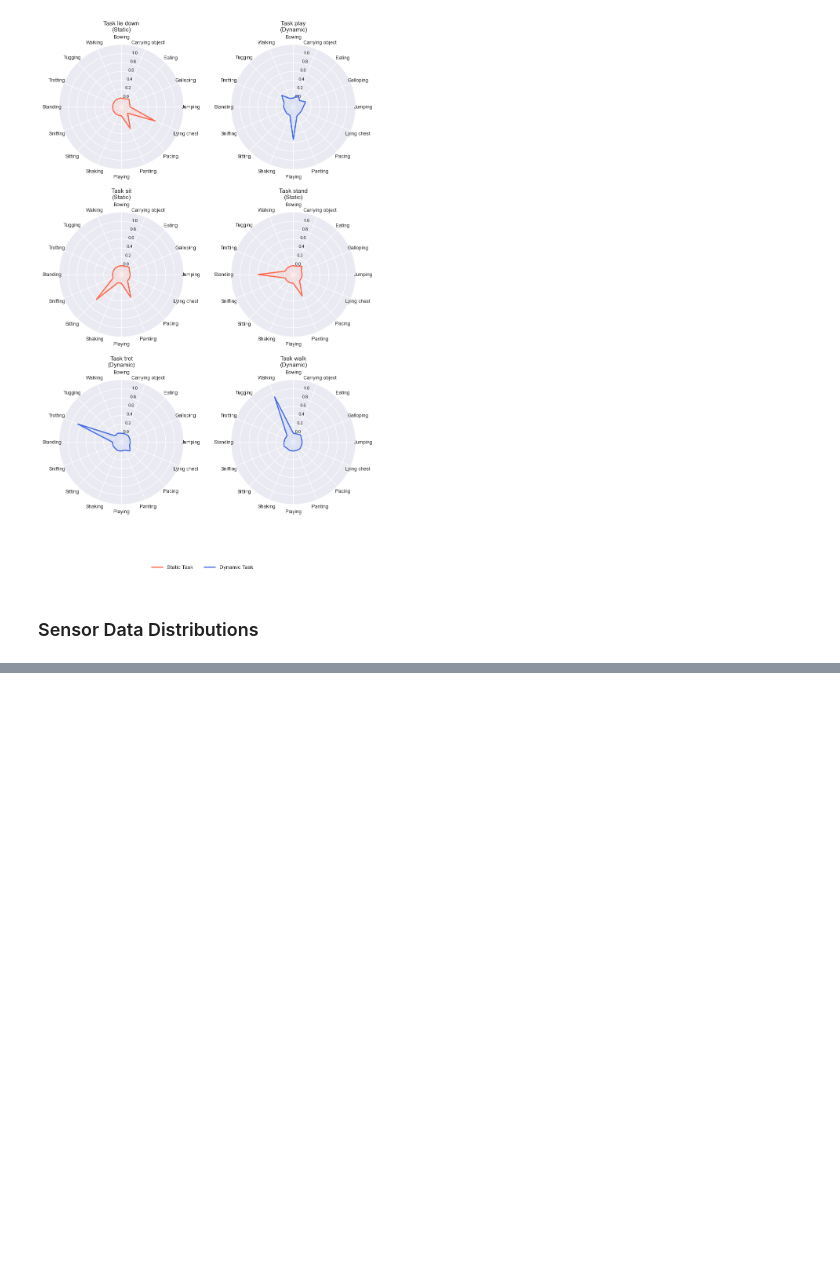
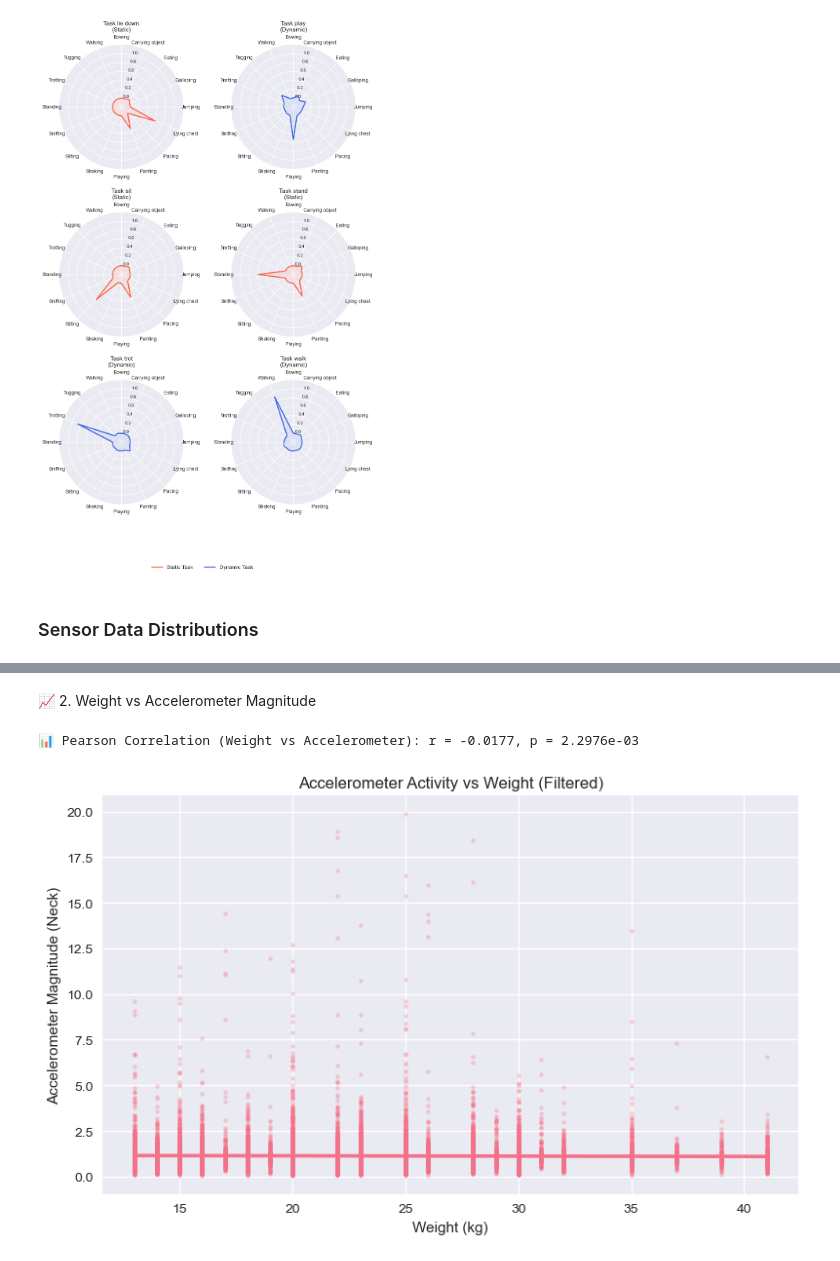
Before and after one commit to bbednarski9/LEASH, a Jupyter notebook: project/analysis.ipynb, the cells around one changed output, grey strips where cells are left out. Saved outputs shown, nothing was run; the diff lists cells and outputs as text; code cells hidden in the pictures; blank space fills up the shorter version.

```diff
--- a/project/analysis.ipynb
+++ b/project/analysis.ipynb
@@ -2576,0 +1863,24 @@ print("🚀 Ready to proceed with advanced modeling and integration techniques!"
+# %% [markdown]
+📈 2. Weight vs Accelerometer Magnitude
+# %%
+# Apply filtering
+filtered_df = sensor_analysis[
+    (sensor_analysis['Task'] != '<undefined>') &
+    (sensor_analysis['Behavior_1'] != '<undefined>')
+][['Weight', 'AccelNeck_Mag']].dropna()
+
+# Pearson correlation
+r_weight, p_weight = pearsonr(filtered_df['Weight'], filtered_df['AccelNeck_Mag'])
+print(f"📊 Pearson Correlation (Weight vs Accelerometer): r = {r_weight:.4f}, p = {p_weight:.4e}")
+
+# Plot
+plt.figure(figsize=(8, 5))
+sns.regplot(data=filtered_df, x='Weight', y='AccelNeck_Mag', scatter_kws={'alpha': 0.3, 's': 10})
+plt.title('Accelerometer Activity vs Weight (Filtered)')
+plt.xlabel('Weight (kg)')
+plt.ylabel('Accelerometer Magnitude (Neck)')
+plt.tight_layout()
+plt.show()
+# %% [output]
+📊 Pearson Correlation (Weight vs Accelerometer): r = -0.0177, p = 2.2976e-03
+[figure, added]
```
Also changed, not shown: parts of 30 cells of this notebook, 51 other files.
